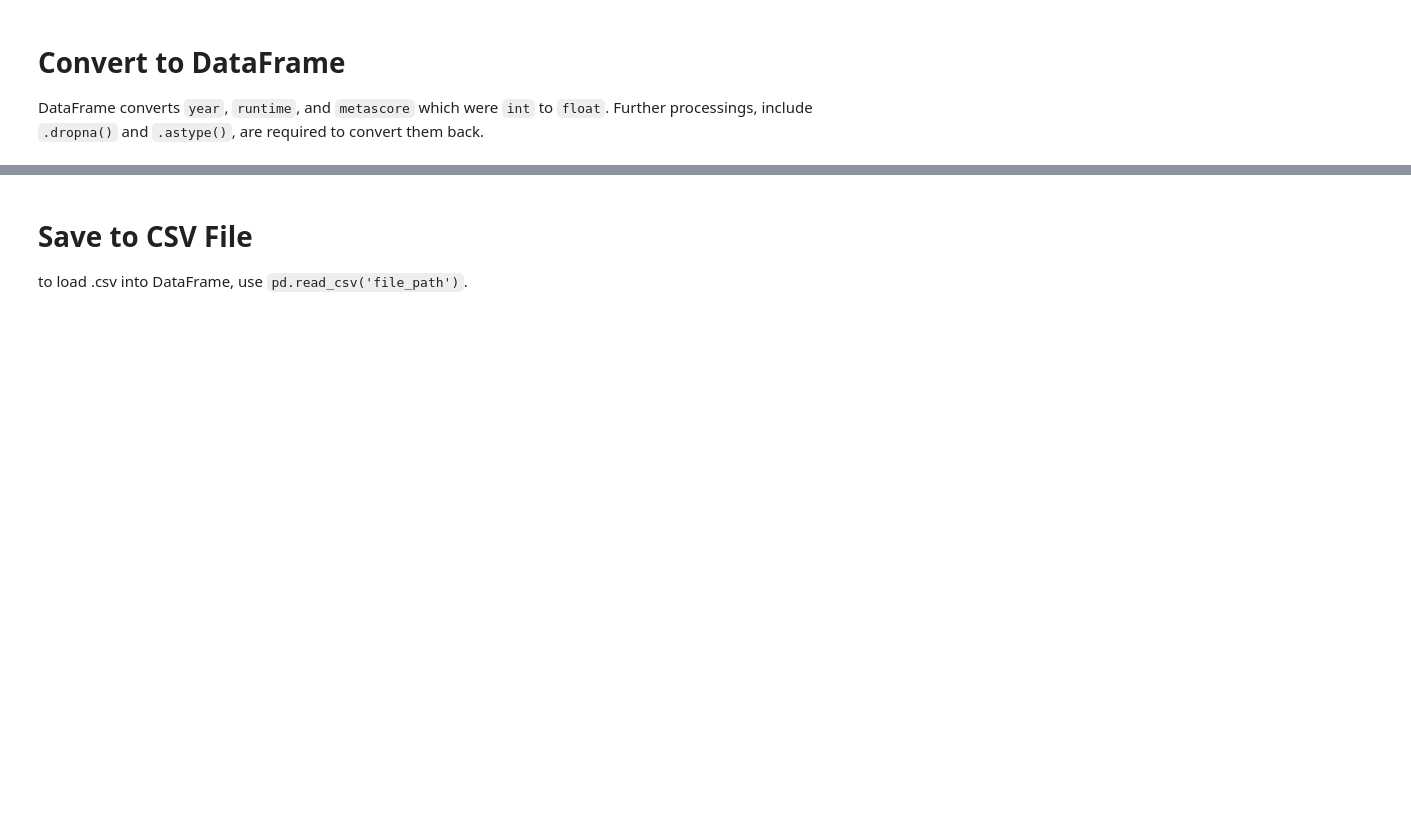
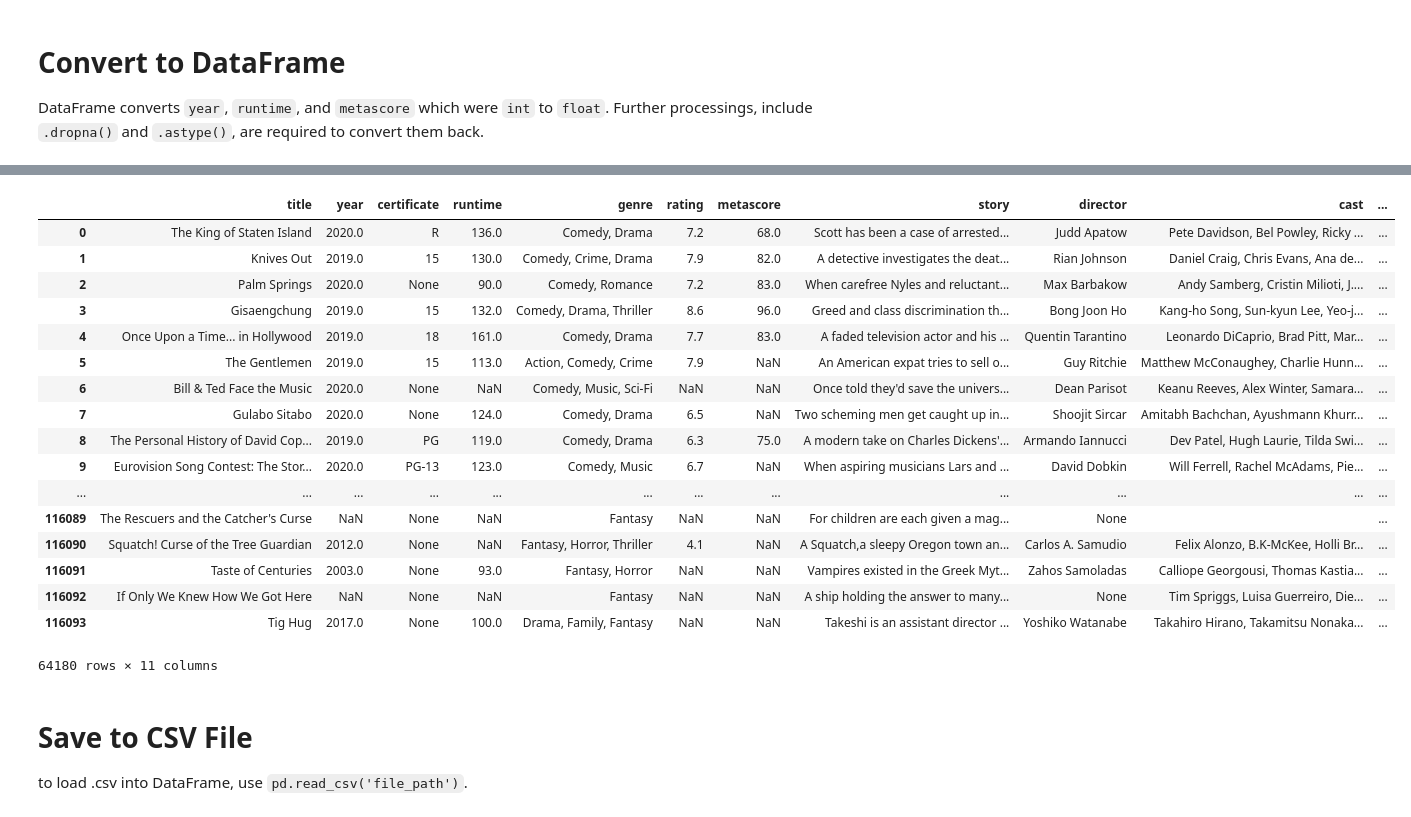
Before and after one commit to KongpolC/web_scraping_with_beautifulsoup, a Jupyter notebook: web_scraper.ipynb, the cells around one changed output, grey strips where cells are left out. Drawn from its saved outputs; the diff is of its cells as text; code cells hidden in the pictures; blank space fills up the shorter version.

````diff
--- a/web_scraper.ipynb
+++ b/web_scraper.ipynb
@@ -153,3 +193,26 @@ df
+# %%
+df.drop_duplicates(subset=['title'], inplace=True)
+# %%
+df
+# %% [output]
+|  | title | year | certificate | runtime | genre | rating | metascore | story | director | cast | ... |
+| 0 | The King of Staten Island | 2020.0 | R | 136.0 | Comedy, Drama | 7.2 | 68.0 | Scott has been a case of arrested... | Judd Apatow | Pete Davidson, Bel Powley, Ricky ... | ... |
+| 1 | Knives Out | 2019.0 | 15 | 130.0 | Comedy, Crime, Drama | 7.9 | 82.0 | A detective investigates the deat... | Rian Johnson | Daniel Craig, Chris Evans, Ana de... | ... |
+| 2 | Palm Springs | 2020.0 | None | 90.0 | Comedy, Romance | 7.2 | 83.0 | When carefree Nyles and reluctant... | Max Barbakow | Andy Samberg, Cristin Milioti, J.... | ... |
+| 3 | Gisaengchung | 2019.0 | 15 | 132.0 | Comedy, Drama, Thriller | 8.6 | 96.0 | Greed and class discrimination th... | Bong Joon Ho | Kang-ho Song, Sun-kyun Lee, Yeo-j... | ... |
+| 4 | Once Upon a Time... in Hollywood | 2019.0 | 18 | 161.0 | Comedy, Drama | 7.7 | 83.0 | A faded television actor and his ... | Quentin Tarantino | Leonardo DiCaprio, Brad Pitt, Mar... | ... |
+| 5 | The Gentlemen | 2019.0 | 15 | 113.0 | Action, Comedy, Crime | 7.9 | NaN | An American expat tries to sell o... | Guy Ritchie | Matthew McConaughey, Charlie Hunn... | ... |
+| 6 | Bill & Ted Face the Music | 2020.0 | None | NaN | Comedy, Music, Sci-Fi | NaN | NaN | Once told they'd save the univers... | Dean Parisot | Keanu Reeves, Alex Winter, Samara... | ... |
+| 7 | Gulabo Sitabo | 2020.0 | None | 124.0 | Comedy, Drama | 6.5 | NaN | Two scheming men get caught up in... | Shoojit Sircar | Amitabh Bachchan, Ayushmann Khurr... | ... |
+| 8 | The Personal History of David Cop... | 2019.0 | PG | 119.0 | Comedy, Drama | 6.3 | 75.0 | A modern take on Charles Dickens'... | Armando Iannucci | Dev Patel, Hugh Laurie, Tilda Swi... | ... |
+| 9 | Eurovision Song Contest: The Stor... | 2020.0 | PG-13 | 123.0 | Comedy, Music | 6.7 | NaN | When aspiring musicians Lars and ... | David Dobkin | Will Ferrell, Rachel McAdams, Pie... | ... |
+| ... | ... | ... | ... | ... | ... | ... | ... | ... | ... | ... | ... |
+| 116089 | The Rescuers and the Catcher's Curse | NaN | None | NaN | Fantasy | NaN | NaN | For children are each given a mag... | None |  | ... |
+| 116090 | Squatch! Curse of the Tree Guardian | 2012.0 | None | NaN | Fantasy, Horror, Thriller | 4.1 | NaN | A Squatch,a sleepy Oregon town an... | Carlos A. Samudio | Felix Alonzo, B.K-McKee, Holli Br... | ... |
+| 116091 | Taste of Centuries | 2003.0 | None | 93.0 | Fantasy, Horror | NaN | NaN | Vampires existed in the Greek Myt... | Zahos Samoladas | Calliope Georgousi, Thomas Kastia... | ... |
+| 116092 | If Only We Knew How We Got Here | NaN | None | NaN | Fantasy | NaN | NaN | A ship holding the answer to many... | None | Tim Spriggs, Luisa Guerreiro, Die... | ... |
+| 116093 | Tig Hug | 2017.0 | None | 100.0 | Drama, Family, Fantasy | NaN | NaN | Takeshi is an assistant director ... | Yoshiko Watanabe | Takahiro Hirano, Takamitsu Nonaka... | ... |
+64180 rows × 11 columns
 # %% [markdown]
 # Save to CSV File
 to load .csv into DataFrame, use ```pd.read_csv('file_path')```.
````
Also changed, not shown: parts of 9 cells of this notebook, 1 other file.
